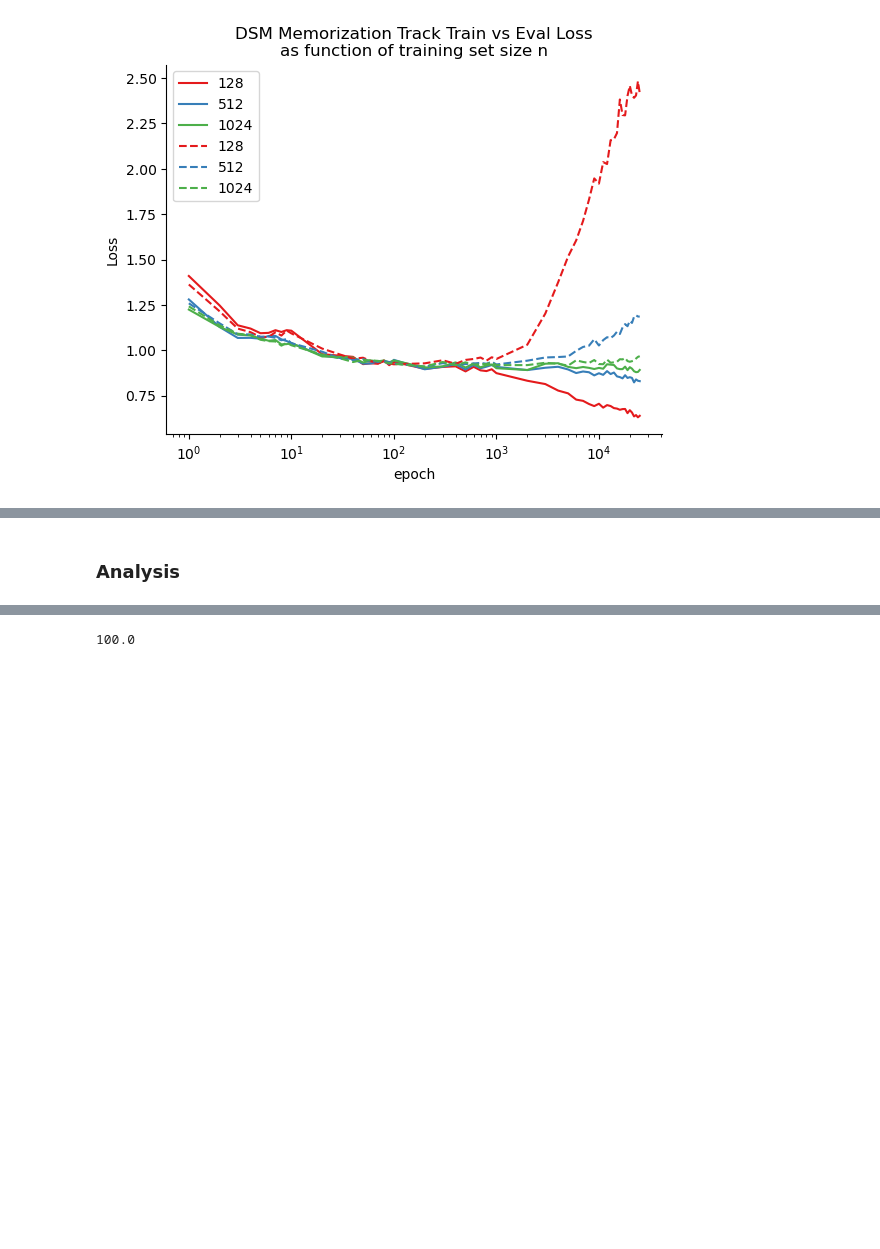
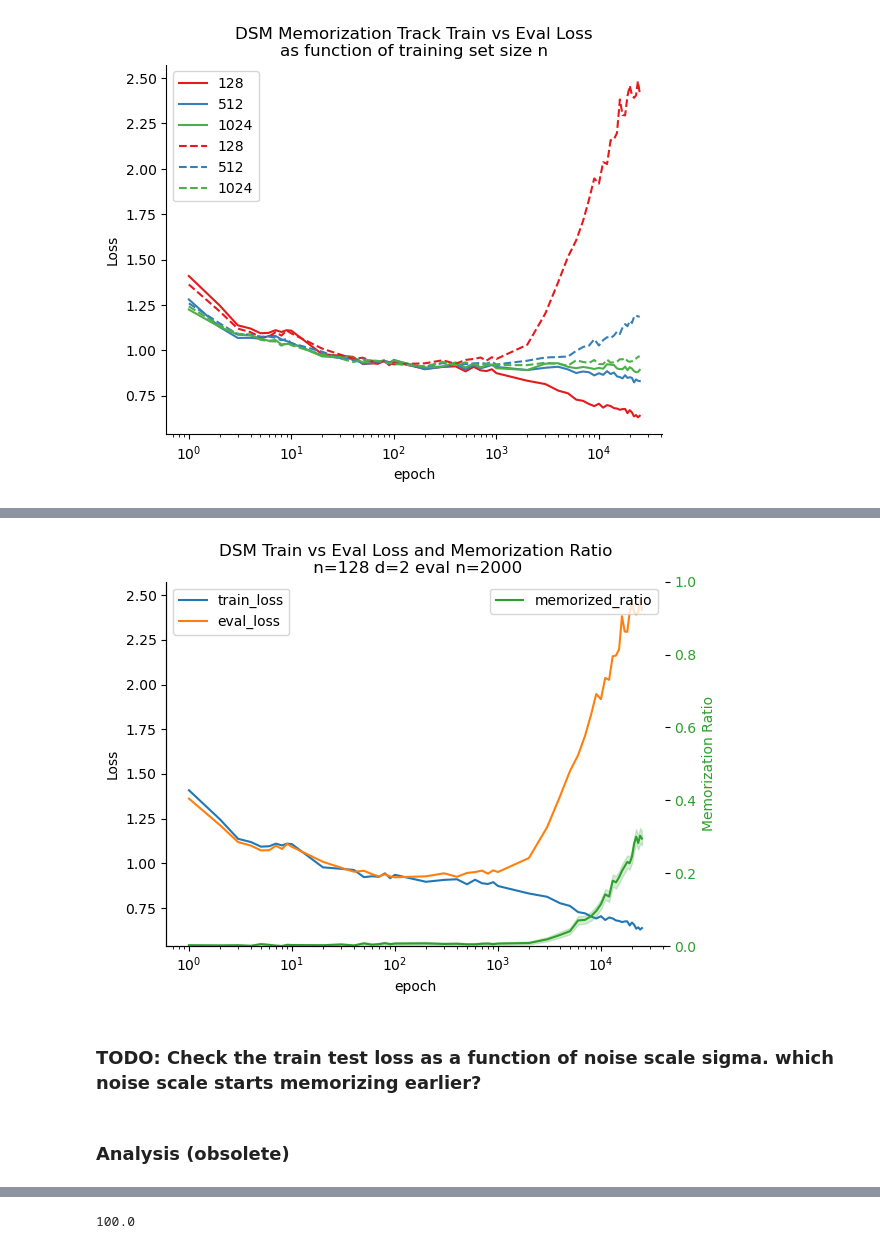
Before and after one commit to Animadversio/DiffusionMemorizationPhaseTrans, a Jupyter notebook: notebook/20260110_DSM_memorization_track.ipynb, the cells around one changed output, grey strips where cells are left out. Drawn from its saved outputs; the diff is of its cells as text; code cells hidden in the pictures; blank space fills up the shorter version.

```diff
--- a/notebook/20260110_DSM_memorization_track.ipynb
+++ b/notebook/20260110_DSM_memorization_track.ipynb
@@ -451,5 +596,53 @@ plt.show()
+# %%
+
+fig, ax1 = plt.subplots()
+
+# Plot train and eval loss on the left y-axis
+sns.lineplot(x="epoch", y="train_loss", data=train_stats_df, label="train_loss", ax=ax1, color="tab:blue")
+sns.lineplot(x="epoch", y="eval_loss", data=train_stats_df, label="eval_loss", ax=ax1, color="tab:orange")
+ax1.set_xlabel("epoch")
+ax1.set_ylabel("Loss", color="k")
+ax1.set_xscale("log")
+ax1.tick_params(axis='y', labelcolor="k")
+
+# Create second y-axis for memorization ratio
+ax2 = ax1.twinx()
+
+# Compute memorization ratio by epoch
+if 'memorized_ratio' in train_stats_df.columns:
+    memorization_by_epoch = train_stats_df
+else:
+    # fallback: compute memorization ratio per epoch from min_dist_col if not present in train_stats_df
+    min_dist_col["is_memorized"] = min_dist_col["min_dist"] < 0.02
+    # memorization_by_epoch = min_dist_col.groupby("step")["is_memorized"].mean().reset_index().rename(columns={"step": "epoch", "is_memorized": "memorized_ratio"})
+
+sns.lineplot(
+    x="step",
+    y="is_memorized",
+    data=min_dist_col,
+    ax=ax2,
+    color="tab:green",
+    label="memorized_ratio"
+)
+ax2.set_ylabel("Memorization Ratio", color="tab:green")
+ax2.tick_params(axis='y', labelcolor="tab:green")
+ax2.set_ylim(0, 1)
+
+# Legends
+# lines_1, labels_1 = ax1.get_legend_handles_labels()
+# lines_2, labels_2 = ax2.get_legend_handles_labels()
+# ax1.legend(lines_1 + lines_2, labels_1 + labels_2, loc="upper right")
+
+plt.title(f"DSM Train vs Eval Loss and Memorization Ratio\n n={pnts.shape[0]} d={ndim} eval n={pnts_heldout.shape[0]}")
+# saveallforms(savedir, "train_eval_loss_memorization_track_pilot", )
+plt.tight_layout()
+plt.show()
+# %% [output]
+[figure, added]
+# %% [markdown]
+### TODO: Check the train test loss as a function of noise scale sigma. which noise scale starts memorizing earlier?
 # %% [markdown]
-### Analysis
+### Analysis (obsolete)
 # %%
 figdir = f"/n/home12/binxuwang/Github/DiffusionLearningCurve/figures/DSM_vs_ESM_figs_final_fix"
 # %%
```
Also changed, not shown: parts of 19 cells of this notebook.
